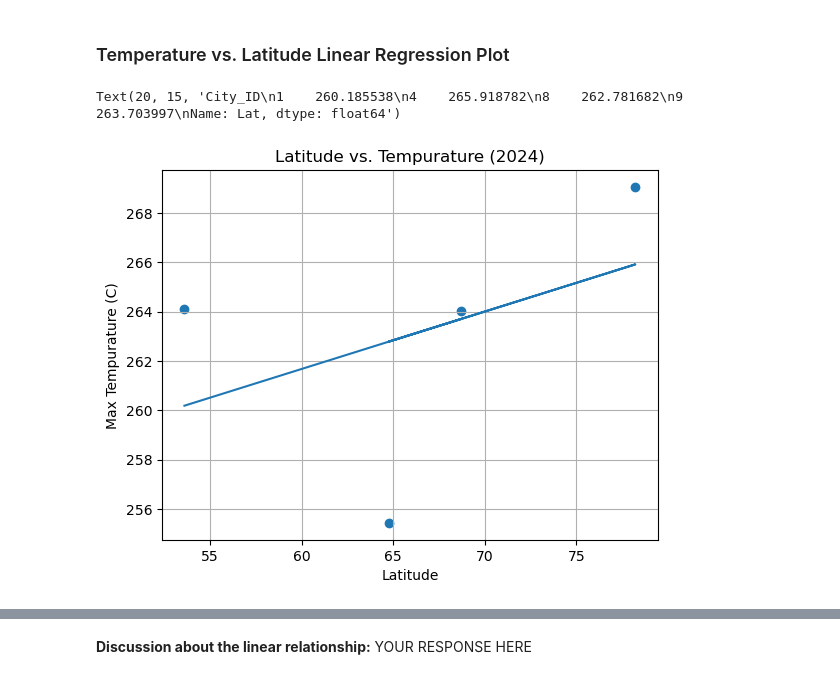
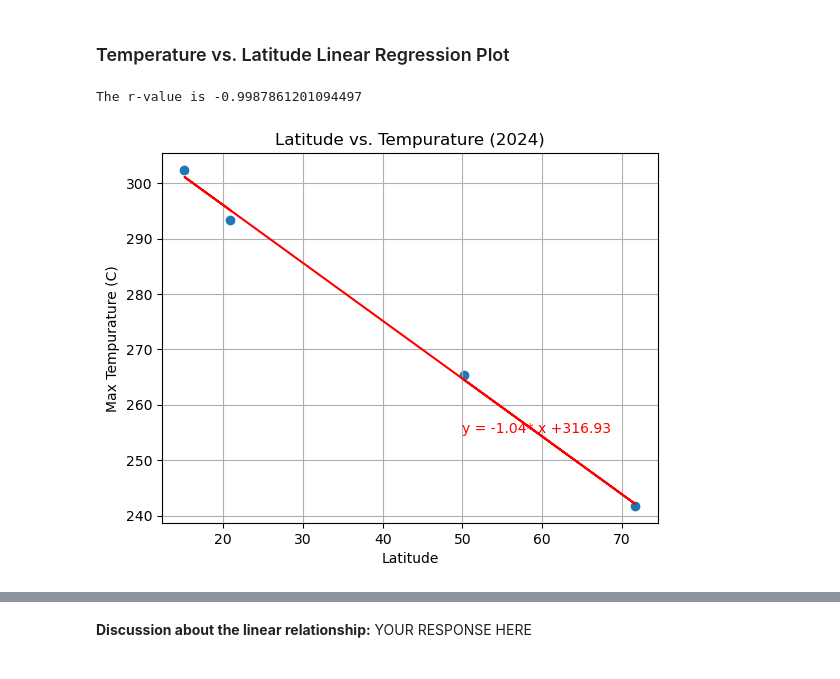
Before and after one commit to cindyd97/Weather_Analysis_Python-API, a Jupyter notebook: WeatherPy/WeatherPy.ipynb, the cells around one changed output, grey strips where cells are left out. Saved outputs shown, nothing was run; the diff lists cells and outputs as text; code cells hidden in the pictures.

```diff
--- a/WeatherPy/WeatherPy.ipynb
+++ b/WeatherPy/WeatherPy.ipynb
@@ -272,10 +271,14 @@ plt.show()
 # %%
 # Define a function to create Linear Regression plots
 # YOUR CODE HERE
+
+from scipy import stats
+
+
 def calc_lin_req(lat,yvar):
-    (slope,intercept,rvalue,pvalue,std) = linregress(lat,yvar)
+    (slope, intercept, rvalue, pvalue, stderr) = stats.linregress(lat,yvar)
     regress_values = lat * slope + intercept
-    return regress_values
+    return regress_values,slope,intercept,rvalue
 # %%
 # Create a DataFrame with the Northern Hemisphere data (Latitude >= 0)
 # YOUR CODE HERE
@@ -308,24 +311,23 @@ southern_hemi_df.head()
 # %%
 # Linear regression on Northern Hemisphere
 # YOUR CODE HERE
 plt.scatter(northern_hemi_df['Lat'],northern_hemi_df['Max Temp'],)
 # Incorporate the other graph properties
 # YOUR CODE HERE
 plt.grid(True)
 plt.xlabel('Latitude')
 plt.ylabel('Max Tempurature (C)')
 plt.title('Latitude vs. Tempurature (2024)')
 
-test2 = calc_lin_req(northern_hemi_df['Lat'],northern_hemi_df['Max Temp'])
+north_temp,slope,intercept,rvalue = calc_lin_req(northern_hemi_df['Lat'],northern_hemi_df['Max Temp'])
+line_eq = "y = "+ str(round(slope,2)) + "* x +" + str(round(intercept,2))
 
-line_eq = "y = " + str(round(slope,2)) + "x +" + str(round(intercept,2))
-regression_line = slope * northern_hemi_df['Lat'] + intercept
-
-plt.plot(northern_hemi_df['Lat'],test2,label='regression line')
-plt.annotate(test2,(20,15),fontsize=15,color="red")
+plt.plot(northern_hemi_df['Lat'],north_temp,color='red')
+plt.annotate(line_eq,(50,255),color='red')
+print(f'The r-value is {rvalue}')
 # %% [output]
-Text(20, 15, 'City_ID\n1    260.185538\n4    265.918782\n8    262.781682\n9    263.703997\nName: Lat, dtype: float64')
+The r-value is -0.9987861201094497
-[figure, old version]
+[figure, new version]
 # %%
 # Linear regression on Southern Hemisphere
 # YOUR CODE HERE
```
Also changed, not shown: parts of 23 cells of this notebook, 5 other files.
